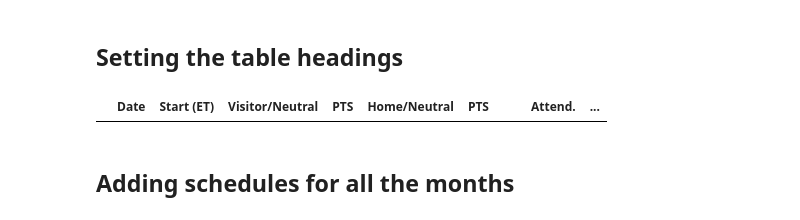
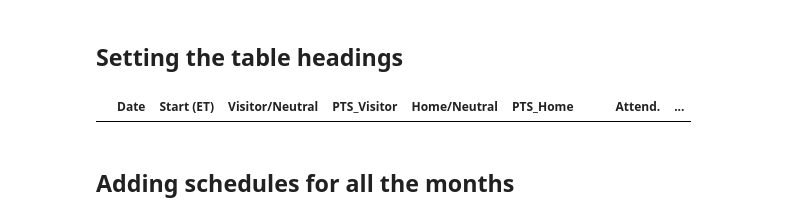
Before and after one commit to Aditya24Sharma/Basketball_Analytics, a Jupyter notebook: jupyter_notebook/notebook_checkpoints.ipynb, the cells around one changed output. Cells and saved outputs as stored; diff of their text form; code cells hidden in the pictures.

```diff
--- a/jupyter_notebook/notebook_checkpoints.ipynb
+++ b/jupyter_notebook/notebook_checkpoints.ipynb
@@ -14,12 +17,14 @@ def get_url(month):
 # %%
 response = requests.get(get_url('december'))
 soup = BeautifulSoup(response.text, 'html.parser')
 table = soup.find('table',class_ = {'suppress_glossary', 'sortable', 'stats_table', 'now_sortable'})
 headings = [th.text for th in table.find('thead').find_all('th')]
+headings[3] = 'PTS_Visitor'
+headings[5] = 'PTS_Home'
 fixtures = pd.DataFrame(columns=headings)
 fixtures
 # %% [output]
-|  | Date | Start (ET) | Visitor/Neutral | PTS | Home/Neutral | PTS |  |  | Attend. | ... |
+|  | Date | Start (ET) | Visitor/Neutral | PTS_Visitor | Home/Neutral | PTS_Home |  |  | Attend. | ... |
 # %% [markdown]
 ## Adding schedules for all the months
 # %%
```
Also changed, not shown: parts of 24 cells of this notebook, 1 other file.
